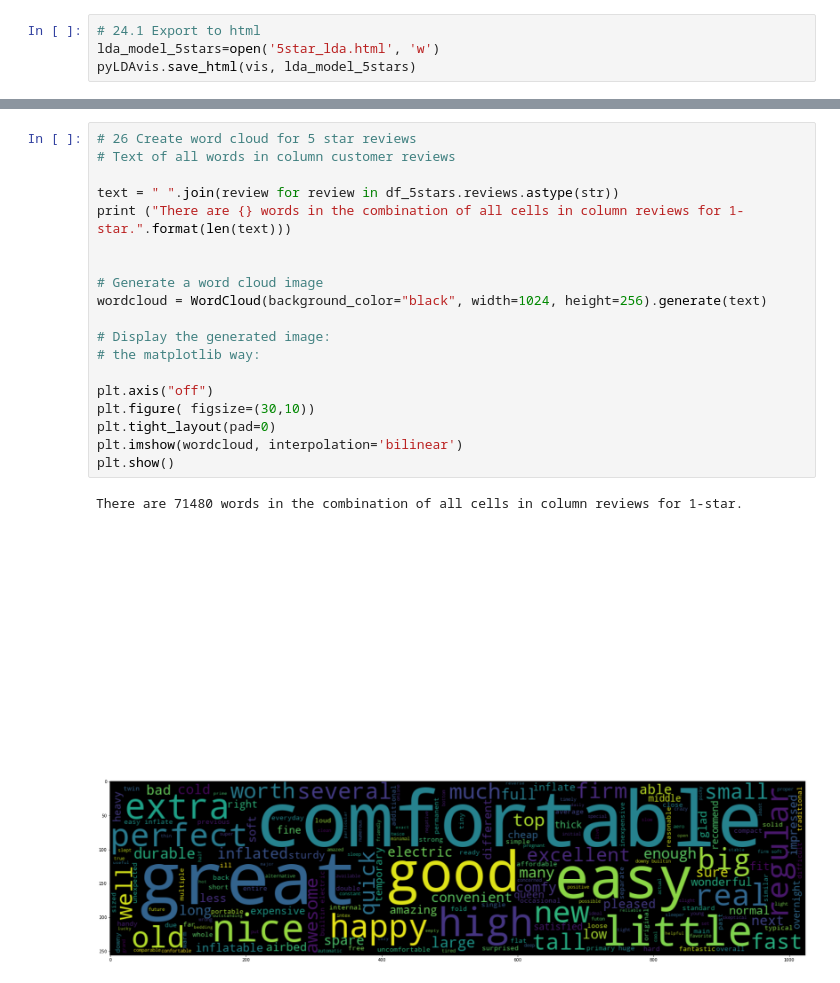
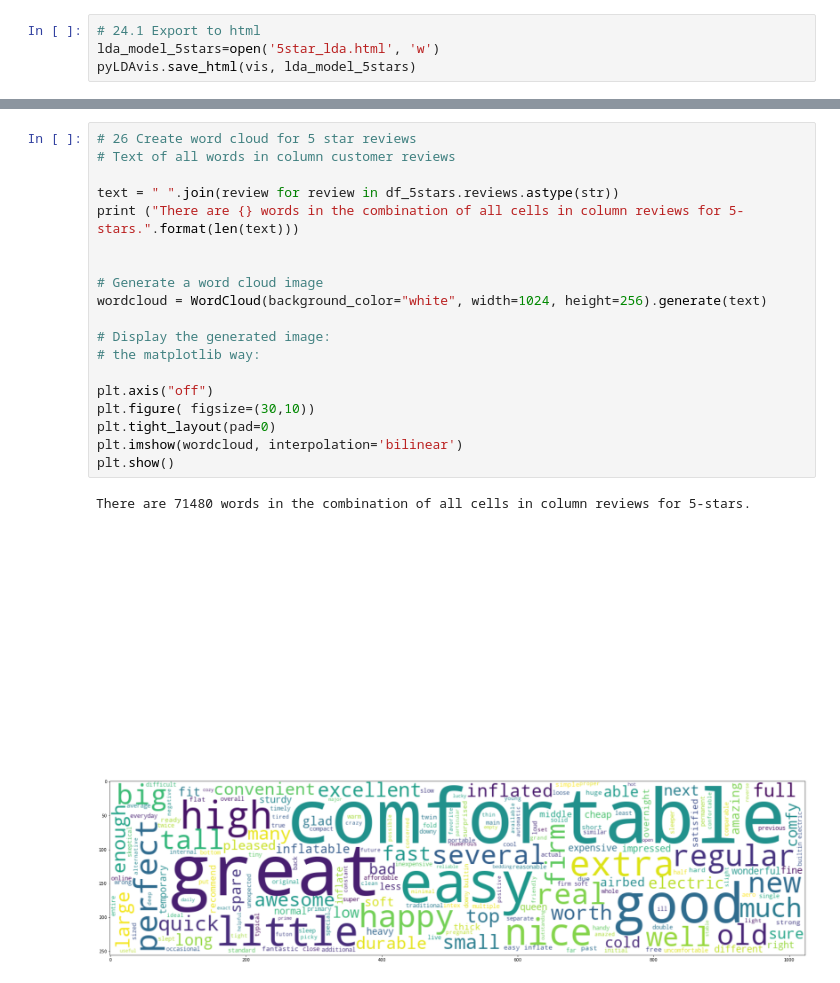
Before and after one commit to jbenasuli/consumer_behavior, a Jupyter notebook: Topic_Analysis-Airmattress.ipynb, the cells around one changed output, grey strips where cells are left out. Saved outputs shown, nothing was run; the diff lists cells and outputs as text.

```diff
--- a/Topic_Analysis-Airmattress.ipynb
+++ b/Topic_Analysis-Airmattress.ipynb
@@ -417,23 +417,23 @@ There are 28215 words in the combination of all cells in column reviews for 1-st
 # %%
 # 26 Create word cloud for 5 star reviews
 # Text of all words in column customer reviews
 
 text = " ".join(review for review in df_5stars.reviews.astype(str))
-print ("There are {} words in the combination of all cells in column reviews for 1-star.".format(len(text)))
+print ("There are {} words in the combination of all cells in column reviews for 5-stars.".format(len(text)))
 
 
 # Generate a word cloud image
-wordcloud = WordCloud(background_color="black", width=1024, height=256).generate(text)
+wordcloud = WordCloud(background_color="white", width=1024, height=256).generate(text)
 
 # Display the generated image:
 # the matplotlib way:
 
 plt.axis("off")
 plt.figure( figsize=(30,10))
 plt.tight_layout(pad=0)
 plt.imshow(wordcloud, interpolation='bilinear')
 plt.show()
 # %% [output]
-There are 71480 words in the combination of all cells in column reviews for 1-star.
+There are 71480 words in the combination of all cells in column reviews for 5-stars.
 [figure]
-[figure, old version]
+[figure, new version]
```
Also changed, not shown: parts of 2 cells of this notebook.
